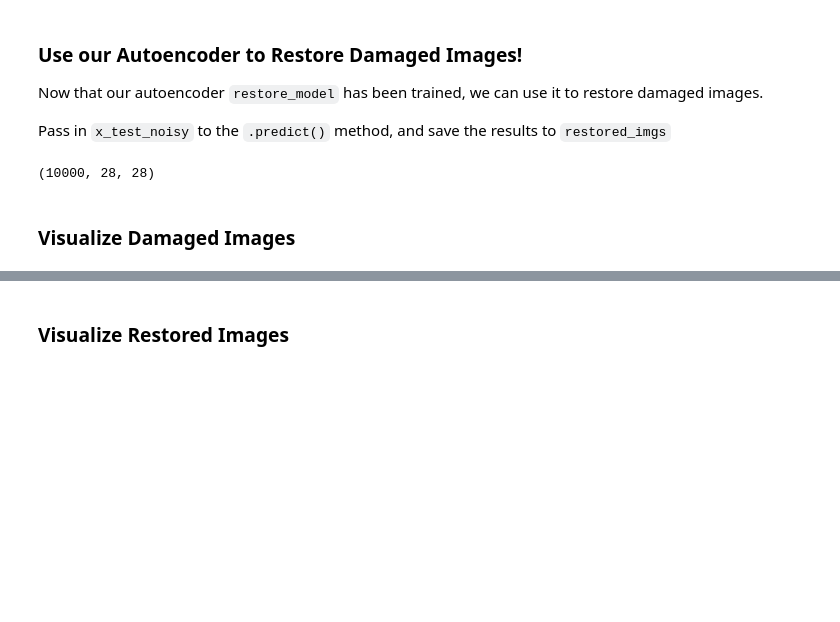
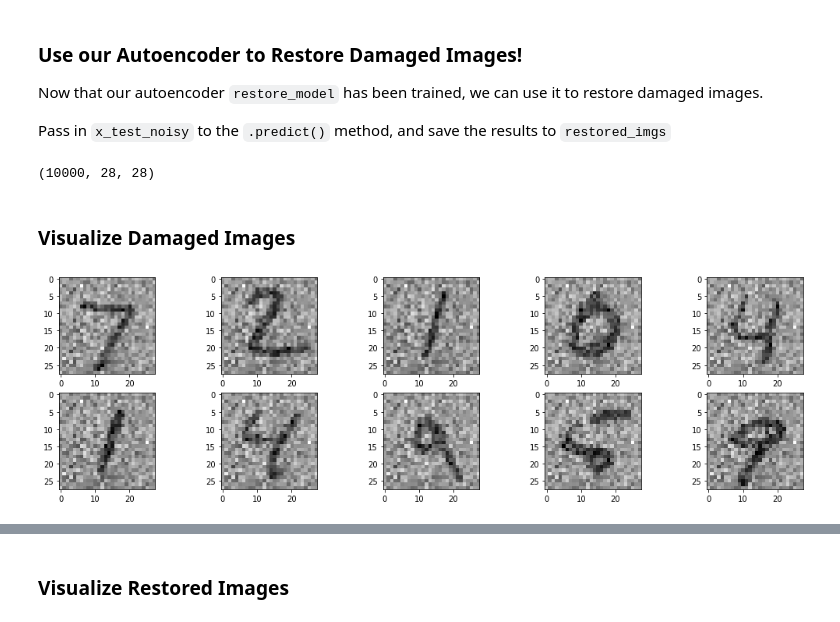
Before and after one commit to somersgreg-classwork/DS-Unit-4-Sprint-3-Deep-Learning, a Jupyter notebook: module3-autoencoders/DS_433_Autoencoders_Assignment.ipynb, the cells around one changed output, grey strips where cells are left out. Drawn from its saved outputs; the diff is of its cells as text; code cells hidden in the pictures; blank space fills up the shorter version.

```diff
--- a/module3-autoencoders/DS_433_Autoencoders_Assignment.ipynb
+++ b/module3-autoencoders/DS_433_Autoencoders_Assignment.ipynb
@@ -241,5 +448,15 @@ restored_imgs =
 # %% [markdown]
 ### Visualize Damaged Images
+# %%
+plt.figure(figsize=(18,5))
+
+# display the first 10 images from `x_test_noisy2`
+for index in range(10):
+    plt.subplot(2,5, index+1)
+    plt.imshow(x_test_noisy2[index], cmap=plt.cm.binary)
+plt.show()
+# %% [output]
+[figure, added]
 # %%
 plt.figure(figsize=(18,5))
 
```
Also changed, not shown: parts of 37 cells of this notebook, 14 other files.
